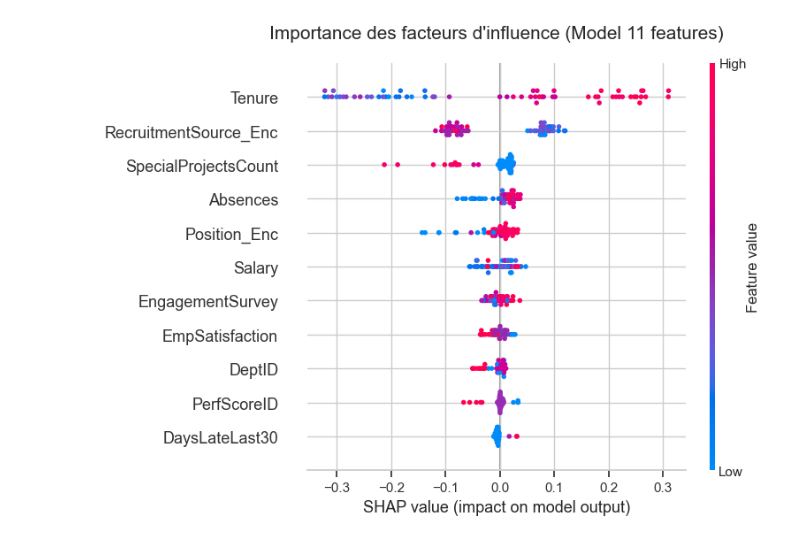
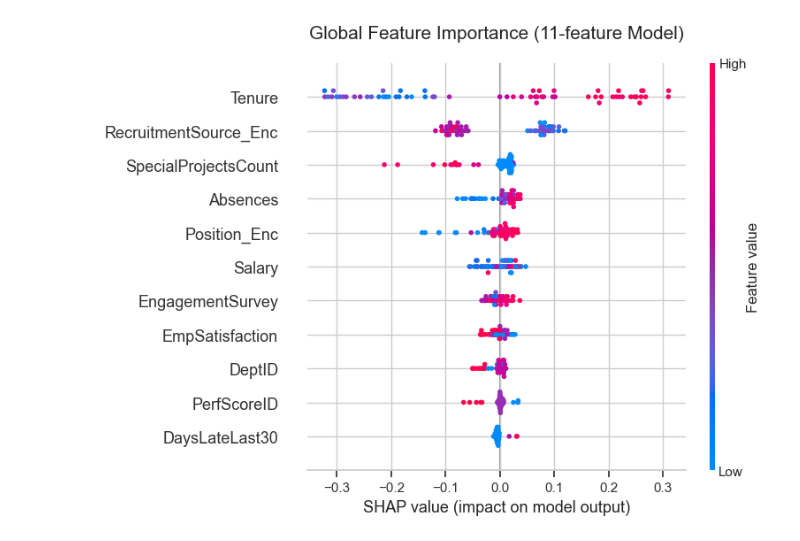
Before and after one commit to 228375/Explainability_IA, a Jupyter notebook: 2_Train.ipynb, the cells around one changed output. Saved outputs shown, nothing was run; the diff lists cells and outputs as text; code cells hidden in the pictures.

```diff
--- a/2_Train.ipynb
+++ b/2_Train.ipynb
@@ -1,7 +1,4 @@
 # %%
-# ==========================================
-# STEP 1: Imports et Configuration
-# ==========================================
 import pandas as pd
 import warnings
 import os
@@ -18,12 +15,12 @@ from codecarbon import EmissionsTracker
 import logging
 from imblearn.over_sampling import SMOTE
 
-# Configuration de l'environnement
+# Global logging and warning configuration
 logging.getLogger("codecarbon").setLevel(logging.ERROR)
 warnings.filterwarnings('ignore')
 sns.set_theme(style="whitegrid")
 
-# Gestion sécurisée du tracker de carbone
+# Carbon tracker cleanup and initialization
 try:
     if 'tracker' in locals() or 'tracker' in globals():
         tracker.stop()
@@ -36,29 +33,26 @@ tracker = EmissionsTracker(
     log_level="error"
 )
 tracker.start()
-print("Demarrage du suivi carbone et de l'entrainement...")
+print("Starting carbon footprint tracking and model training...")
 
-# Chargement du jeu de donnees
+# Load anonymized dataset
 df_anon = pd.read_csv('HR_anonymized.csv')
 
-# ==========================================
-# STEP 2: Feature Engineering et Encodage
-# ==========================================
-print("Preparation des donnees : calcul de l'anciennete et encodage des categories...")
+print("Preprocessing: Tenure calculation and categorical encoding...")
 
-# 1. Calcul de l'anciennete (Tenure) a partir de la date d'embauche
+# 1. Feature Engineering: Calculate Tenure (years) from DateofHire
 df_anon['DateofHire'] = pd.to_datetime(df_anon['DateofHire'])
-ref_date = pd.to_datetime('2020-01-01')
+ref_date = pd.to_datetime('2020-01-01')  # Dataset reference date
 df_anon['Tenure'] = (ref_date - df_anon['DateofHire']).dt.days / 365.25
 
-# 2. Encodage des variables categorieles textuelles
+# 2. Categorical encoding for textual variables
 le_source = LabelEncoder()
 df_anon['RecruitmentSource_Enc'] = le_source.fit_transform(df_anon['RecruitmentSource'])
 
 le_pos = LabelEncoder()
 df_anon['Position_Enc'] = le_pos.fit_transform(df_anon['Position'])
 
-# 3. Selection des variables explicatives (11 features)
+# 3. Final feature selection (11 variables)
 features = [
     'Salary', 'EngagementSurvey', 'EmpSatisfaction', 'SpecialProjectsCount',
     'Absences', 'DaysLateLast30', 'DeptID', 'PerfScoreID',
@@ -68,22 +62,22 @@ features = [
 X = df_anon[features]
 y = df_anon['Termd']
 
-# 4. Division du jeu de donnees (Train/Test)
+# 4. Dataset splitting (Train/Test)
 X_train, X_test, y_train, y_test = train_test_split(X, y, test_size=0.2, random_state=42)
 
-# 5. Reequilibrage des classes via SMOTE (Train set uniquement)
-print(f"Distribution initiale : {dict(pd.Series(y_train).value_counts())}")
+# 5. Class balancing via SMOTE (applied to Training set only)
+print(f"Initial class distribution: {dict(pd.Series(y_train).value_counts())}")
 smote = SMOTE(random_state=42)
 X_train_res, y_train_res = smote.fit_resample(X_train, y_train)
-print(f"Distribution apres SMOTE : {dict(pd.Series(y_train_res).value_counts())}")
+print(f"Post-SMOTE class distribution: {dict(pd.Series(y_train_res).value_counts())}")
 
-# ==========================================
-# STEP 3: Optimisation du modele (GridSearch)
-# ==========================================
-print("\nRecherche d'hyperparametres par validation croisee...")
 
+print("\nHyperparameter optimization via Cross-Validation...")
+
+# Initialize Random Forest with class weight balancing
 rf_base = RandomForestClassifier(random_state=42, class_weight="balanced")
 
+# Hyperparameter grid definition
 param_grid = {
     'n_estimators': [200, 300],
     'max_depth': [10, 15],
@@ -91,60 +85,58 @@ param_grid = {
     'max_features': ['sqrt']
 }
 
-# n_jobs=1 utilise pour garantir la compatibilite sous Windows
+# n_jobs=1 used for Windows environment compatibility
 grid_search = GridSearchCV(estimator=rf_base, param_grid=param_grid,
                            cv=5, scoring='f1', n_jobs=1)
 grid_search.fit(X_train_res, y_train_res)
 
+# Extract best estimator
 model = grid_search.best_estimator_
 
-print(f"Meilleurs parametres identifies : {grid_search.best_params_}")
+print(f"Optimal hyperparameters identified: {grid_search.best_params_}")
 
-# Evaluation sur le jeu de test
+# Performance evaluation on the test set
 y_pred = model.predict(X_test)
-print("\n--- Rapport de Performance Final ---")
+print("\n--- Final Classification Report ---")
 print(classification_report(y_test, y_pred))
 
-# ==========================================
-# STEP 4: Explicabilite (Analyse SHAP)
-# ==========================================
-print("\nGeneration des valeurs SHAP pour l'explicabilite...")
+print("\nComputing SHAP values for model transparency...")
 explainer = shap.TreeExplainer(model)
 shap_values_all = explainer(X_test)
 
-# Extraction des explications pour la classe positive (Depart)
+# Isolate SHAP values for the positive class (Turnover/Termination)
 if len(shap_values_all.shape) == 3:
     shap_exp = shap_values_all[:, :, 1]
 else:
     shap_exp = shap_values_all
 
-# Graphique Beeswarm (Importance globale)
+# 1. Global Importance: Beeswarm Plot
+# Visualizing feature impact distribution across the test set
 plt.figure(figsize=(12, 8))
-plt.title("Importance des facteurs d'influence (Model 11 features)", fontsize=15, pad=20)
+plt.title("Global Feature Importance (11-feature Model)", fontsize=15, pad=20)
 shap.plots.beeswarm(shap_exp, max_display=12, show=False)
 plt.tight_layout()
 plt.savefig('shap_beeswarm_pro.png', dpi=300)
 plt.show()
 
-# 2. Analyse Individuelle : Waterfall Plot
-# Ce graphique illustre la decision pour un employe specifique (ex: index 1)
-# Tres utile pour demontrer la logique du chatbot en soutenance
+# 2. Individual Analysis: Waterfall Plot
+# Explaining the logic for a specific employee instance (e.g., index 1)
+# Critical for demonstrating AI Agent reasoning during the defense
 sample_idx = 1
 plt.figure(figsize=(12, 6))
-plt.title(f"Analyse detaillee : Diagnostic de l'employe #{sample_idx}", fontsize=15, pad=30)
+plt.title(f"Detailed Diagnostic: Employee Profile #{sample_idx}", fontsize=15, pad=30)
 shap.plots.waterfall(shap_exp[sample_idx], max_display=10, show=False)
 plt.tight_layout()
 plt.savefig('shap_waterfall_pro.png', dpi=300)
 plt.show()
-# ==========================================
-# STEP 5: Export du modele et des outils
-# ==========================================
-print("\nExportation du modele, des encodeurs et de l'explainer...")
+
+print("\nExporting model, encoders, and SHAP explainer for deployment...")
 joblib.dump(model, 'rf_model.joblib')
 joblib.dump(le_source, 'le_source.joblib')
 joblib.dump(le_pos, 'le_pos.joblib')
 joblib.dump(explainer, 'shap_explainer.joblib')
 
+# Finalize carbon footprint assessment
 tracker.stop()
-print("\nOperation terminee. Rapport de frugalite genere : 'emissions_ml.csv'")
+print("\nProcessing complete. Sustainability report generated: 'emissions_ml.csv'")
 # %% [output]
@@ -171 +163 @@ Generation des valeurs SHAP pour l'explicabilite...
-[figure, old version]
+[figure, new version]
```
Also changed, not shown: parts of 2 cells of this notebook, 15 other files.
